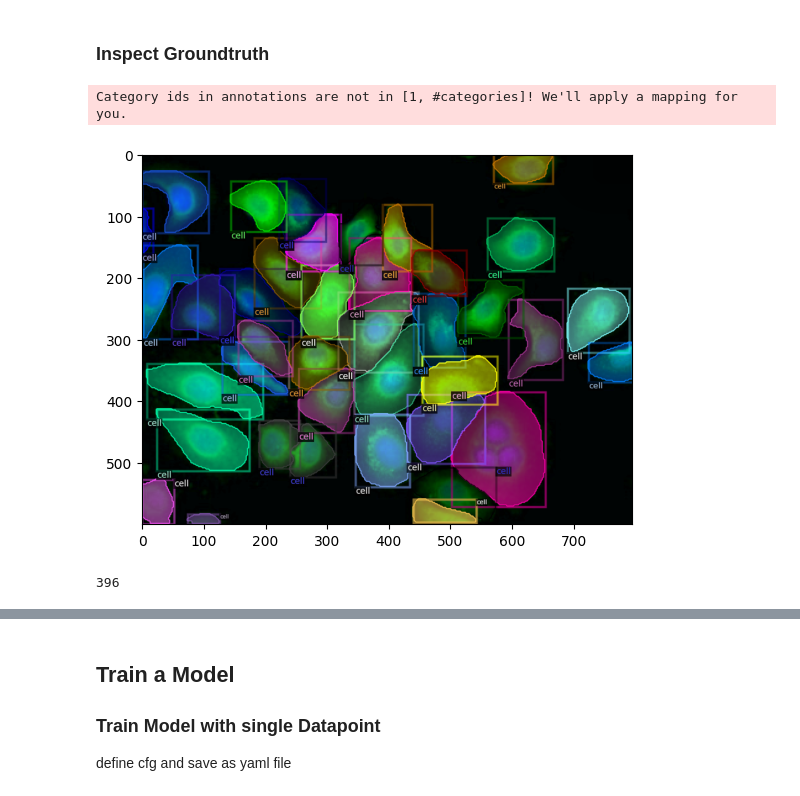
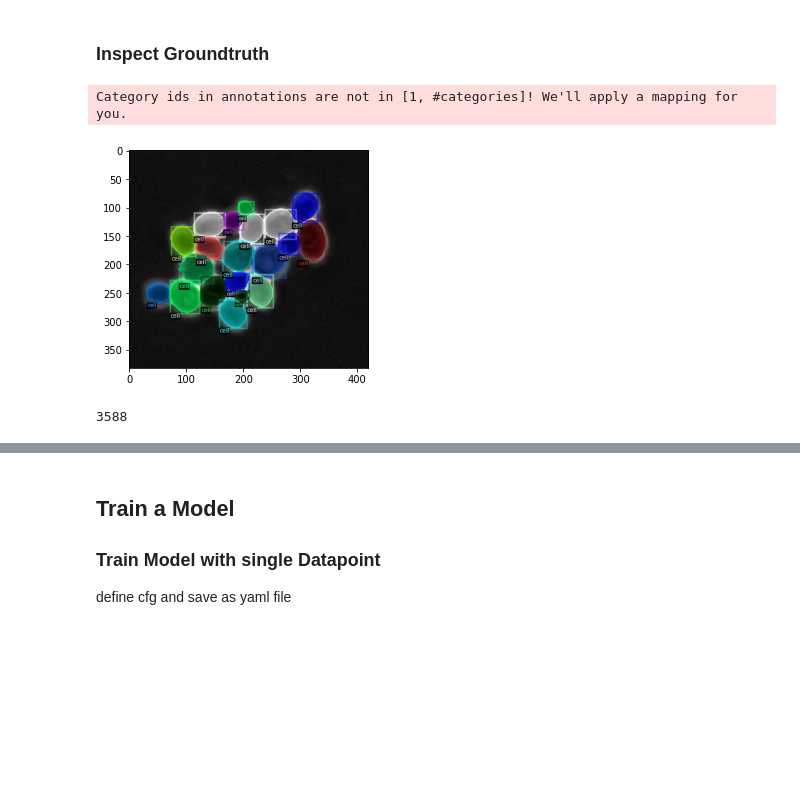
Before and after one commit to SchmollerLab/activeInstanceSegment, a Jupyter notebook: jupyter_notebooks/degugging_pipeline.ipynb, the cells around one changed output, grey strips where cells are left out. Drawn from its saved outputs; the diff is of its cells as text; code cells hidden in the pictures; blank space fills up the shorter version.

```diff
--- a/jupyter_notebooks/degugging_pipeline.ipynb
+++ b/jupyter_notebooks/degugging_pipeline.ipynb
@@ -38,7 +38,7 @@ from src.predict import predict_image_in_acdc
 
 check coco json file:
 # %%
-with open("/vol/volume/data/cellpose/train/cell_acdc_coco_ds.json") as file:
+with open("./../data/acdc_small/train/cell_acdc_coco_ds.json") as file:
     train_dict = json.load(file)
 # %%
 print(list(train_dict.keys()),"\n")
@@ -83,20 +83,20 @@ registering cellpose dataset
 ### Inspect Groundtruth
 # %%
 cfg = get_cfg()
-cfg.DATASETS.TRAIN = (get_dataset_name(CELLPOSE,TRAIN),)
+cfg.DATASETS.TRAIN = (get_dataset_name(ACDC_SMALL,TRAIN),)
 
 in_image_id = images_meta_data[0]["id"]
-in_image_json = list(filter(lambda image: image["image_id"] == in_image_id, DatasetCatalog.get(get_dataset_name(CELLPOSE,TRAIN)) ))[0]
+in_image_json = list(filter(lambda image: image["image_id"] == in_image_id, DatasetCatalog.get(get_dataset_name(ACDC_SMALL,TRAIN)) ))[0]
 in_image = cv2.imread(in_image_json["file_name"]) #imgs[0]
 visualizer = Visualizer(in_image[:, :, ::-1], metadata=MetadataCatalog.get(cfg.DATASETS.TRAIN[0]), scale=2)
 out = visualizer.draw_dataset_dict(in_image_json)
 out_image = out.get_image()[:, :, ::-1]
 show_image(out_image)
 print(in_image_id)
 # %% [output]
 Category ids in annotations are not in [1, #categories]! We'll apply a mapping for you.
-[figure, old version]
+[figure, new version]
-396
+3588
 # %%
 show_image(in_image)
 # %% [output]
```
Also changed, not shown: parts of 3 cells of this notebook, 11 other files.
